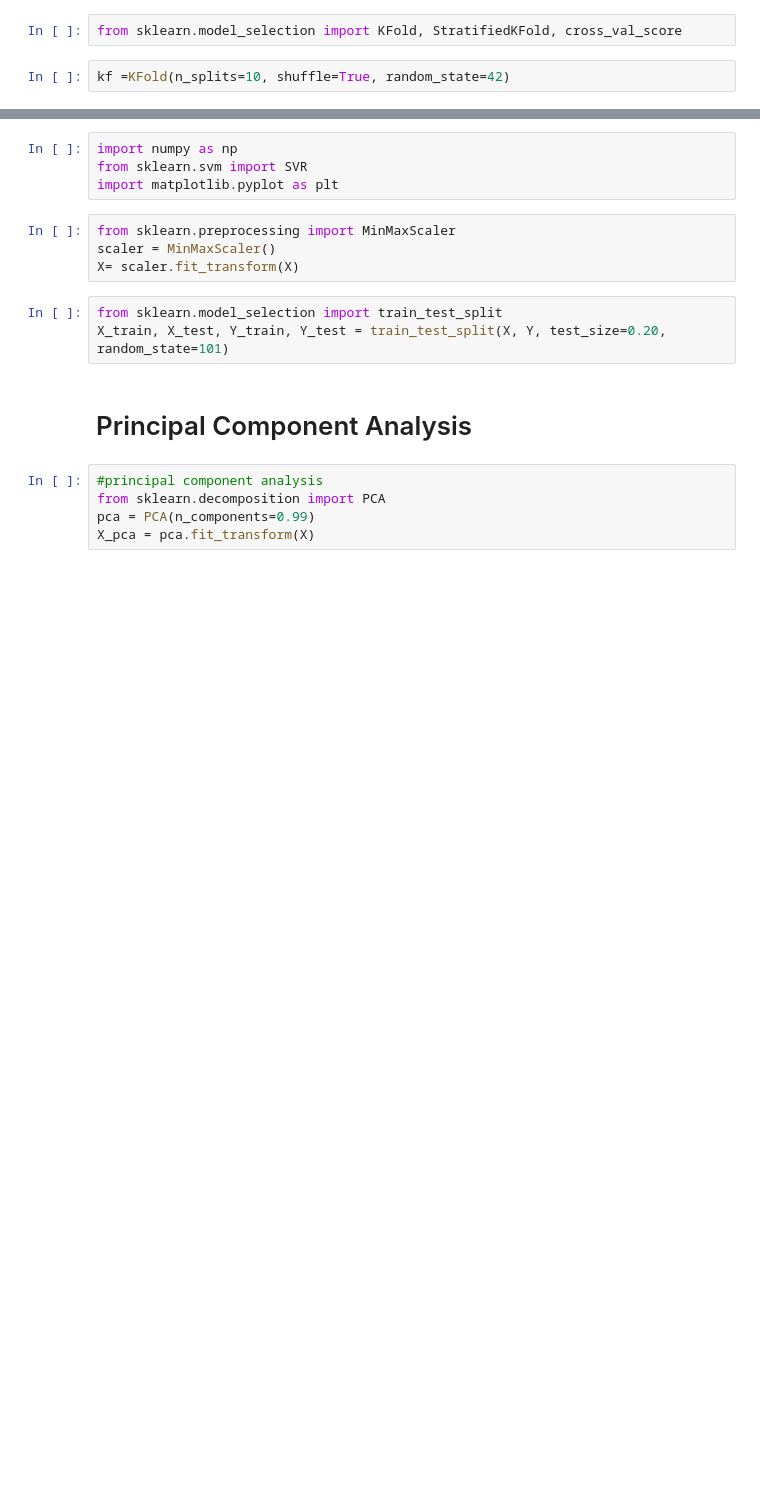
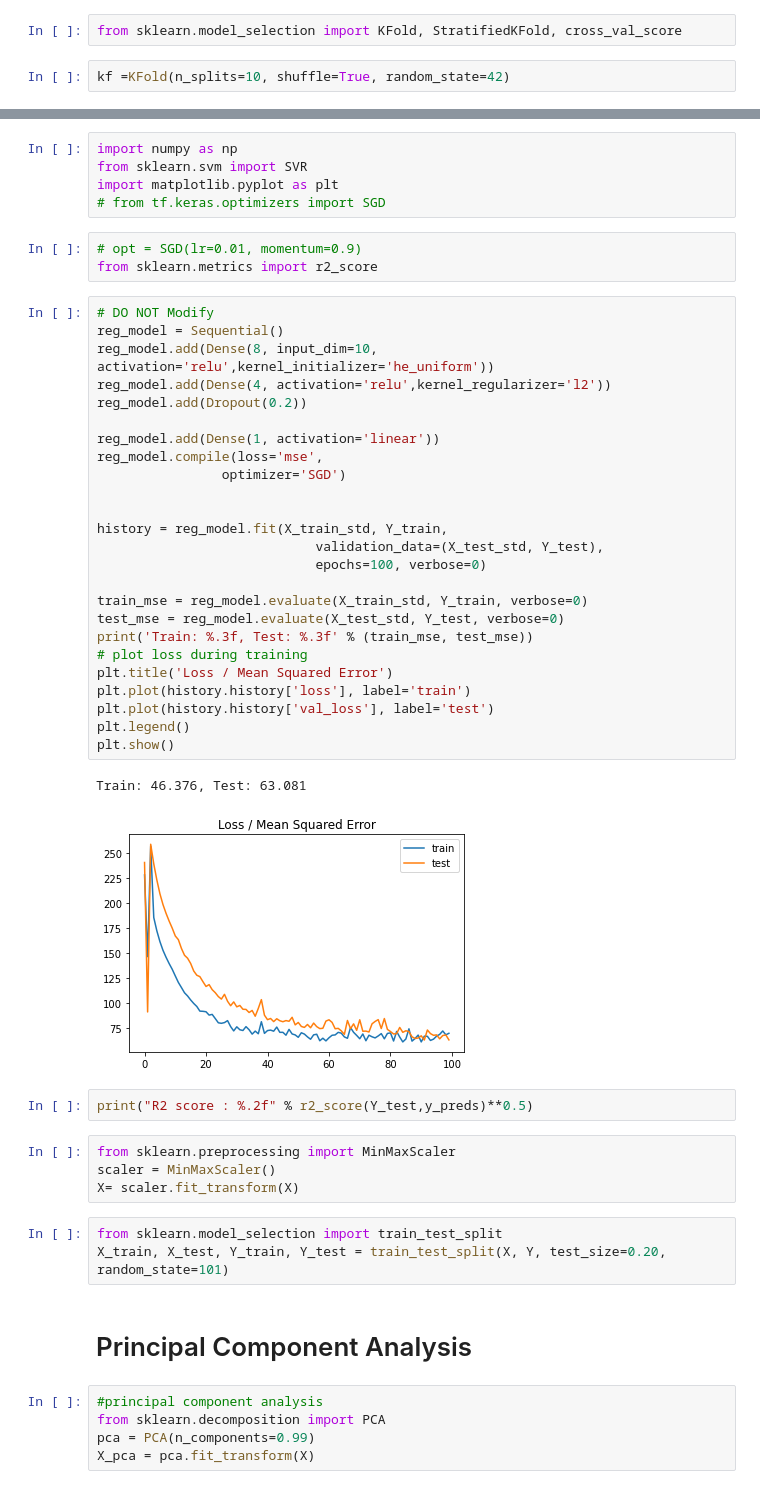
Before and after one commit to vinayakkrishanprasad/Prediction-of-Phase-Fraction-of-Steel-to-obtain-Aging-Response, a Jupyter notebook: Aging_new.ipynb, the cells around one changed output, grey strips where cells are left out. Saved outputs shown, nothing was run; the diff lists cells and outputs as text; blank space fills up the shorter version.

```diff
--- a/Aging_new.ipynb
+++ b/Aging_new.ipynb
@@ -159,6 +173,40 @@ Mean_RF_Acc :  0.8069808666979871
 import numpy as np
 from sklearn.svm import SVR
 import matplotlib.pyplot as plt
+# from tf.keras.optimizers import SGD
+# %%
+# opt = SGD(lr=0.01, momentum=0.9)
+from sklearn.metrics import r2_score
+# %%
+# DO NOT Modify
+reg_model = Sequential()
+reg_model.add(Dense(8, input_dim=10, activation='relu',kernel_initializer='he_uniform'))
+reg_model.add(Dense(4, activation='relu',kernel_regularizer='l2'))
+reg_model.add(Dropout(0.2))
+
+reg_model.add(Dense(1, activation='linear'))
+reg_model.compile(loss='mse',
+                optimizer='SGD')
+
+
+history = reg_model.fit(X_train_std, Y_train,
+                            validation_data=(X_test_std, Y_test),
+                            epochs=100, verbose=0)
+
+train_mse = reg_model.evaluate(X_train_std, Y_train, verbose=0)
+test_mse = reg_model.evaluate(X_test_std, Y_test, verbose=0)
+print('Train: %.3f, Test: %.3f' % (train_mse, test_mse))
+# plot loss during training
+plt.title('Loss / Mean Squared Error')
+plt.plot(history.history['loss'], label='train')
+plt.plot(history.history['val_loss'], label='test')
+plt.legend()
+plt.show()
+# %% [output]
+Train: 46.376, Test: 63.081
+[figure, added]
+# %%
+print("R2 score : %.2f" % r2_score(Y_test,y_preds)**0.5)
 # %%
 from sklearn.preprocessing import MinMaxScaler
 scaler = MinMaxScaler()
```
Also changed, not shown: parts of 6 cells of this notebook, 1 other file.
